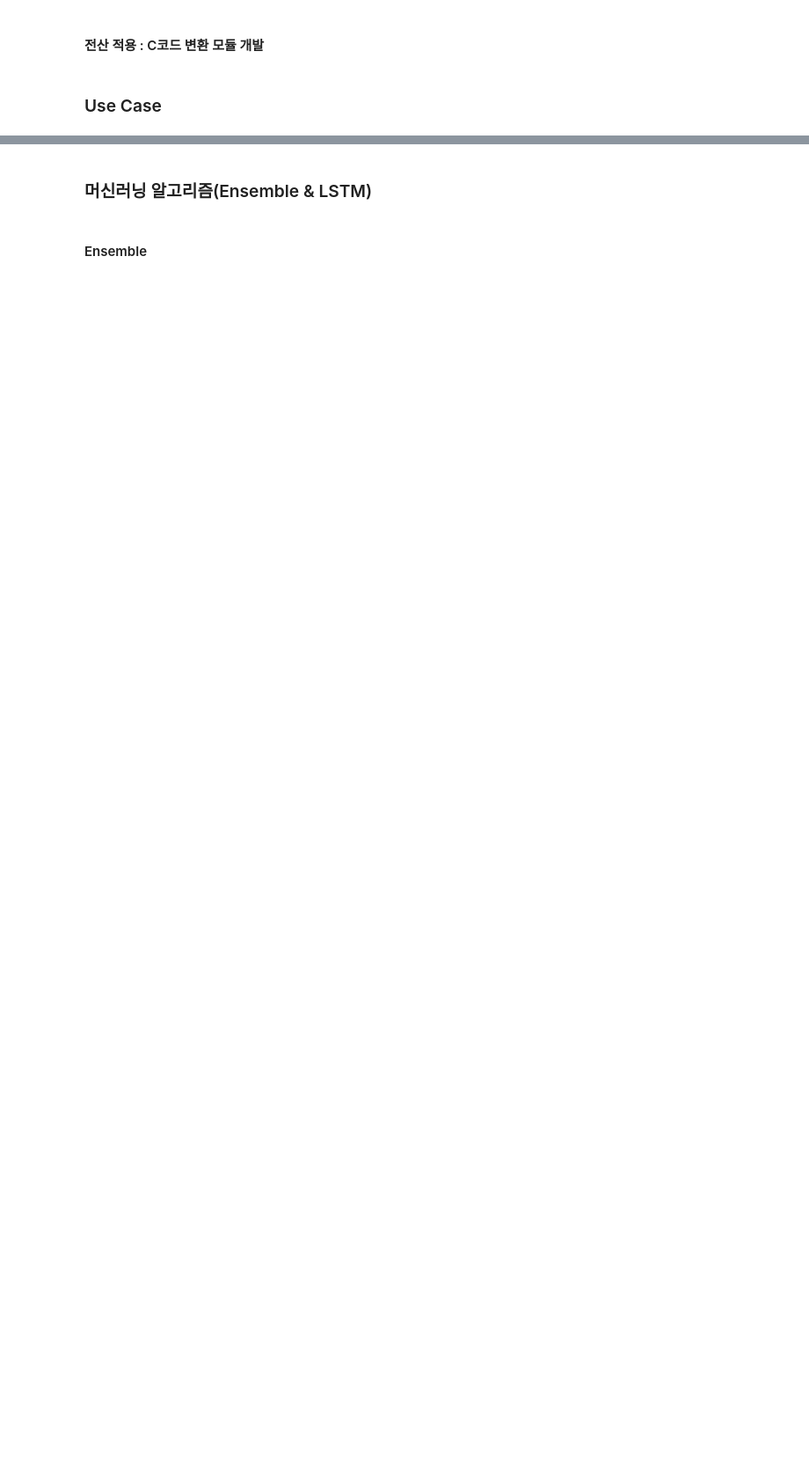
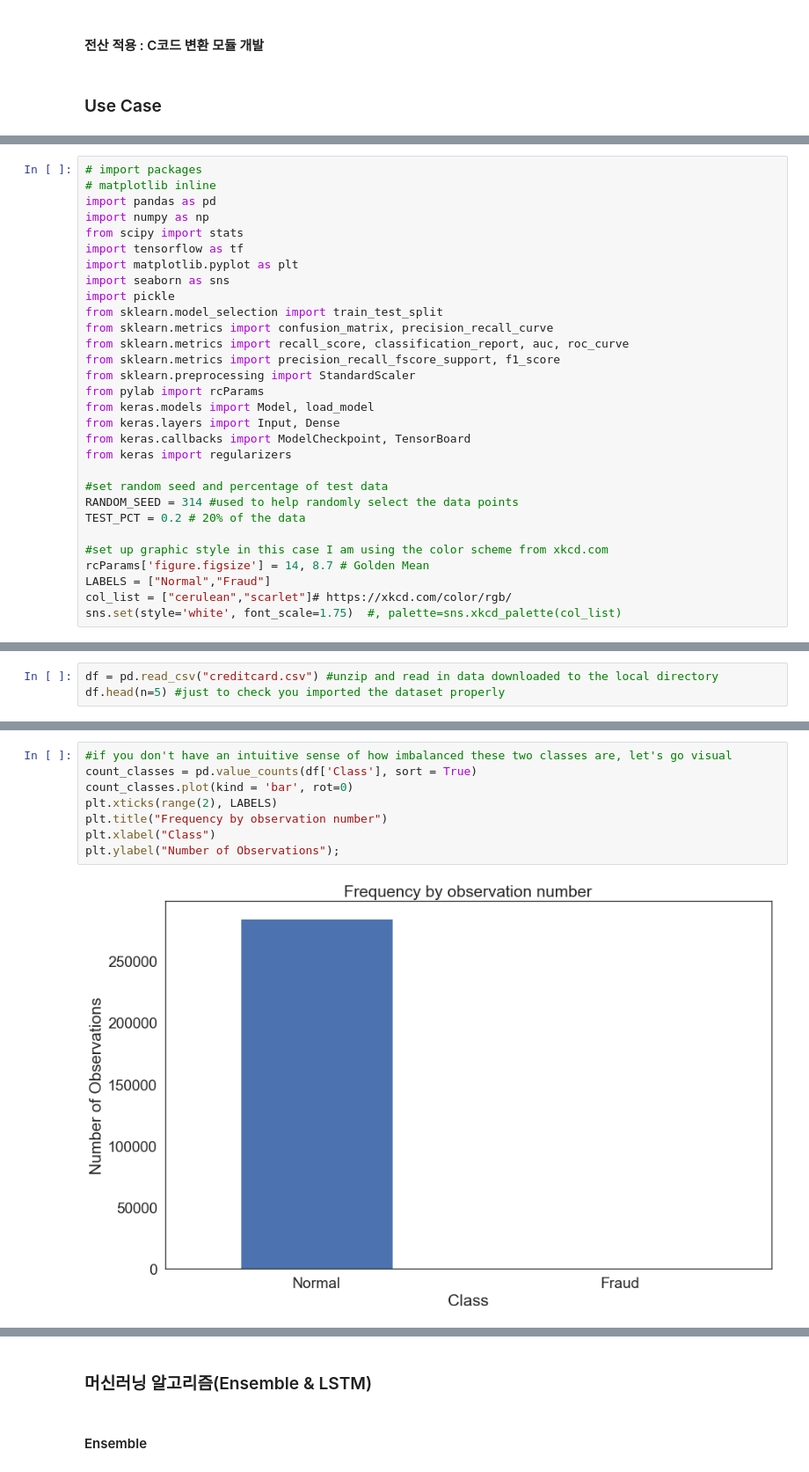
Before and after one commit to sungalex/nlp, a Jupyter notebook: lecture26-특강-금융_모델링_Use_Case-Fraud_Detection.ipynb, the cells around one changed output, grey strips where cells are left out. Shown: that part at 88% size. Cells and saved outputs as stored; diff of their text form; blank space fills up the shorter version.

Commit message:
kaggle:credit card fraud detection kernel 실습
Signed-off-by: sungsalex <cloudallera@gmail.com>

```diff
--- a/lecture26-특강-금융_모델링_Use_Case-Fraud_Detection.ipynb
+++ b/lecture26-특강-금융_모델링_Use_Case-Fraud_Detection.ipynb
@@ -61,0 +61,30 @@
+# %%
+# import packages
+# matplotlib inline
+import pandas as pd
+import numpy as np
+from scipy import stats
+import tensorflow as tf
+import matplotlib.pyplot as plt
+import seaborn as sns
+import pickle
+from sklearn.model_selection import train_test_split
+from sklearn.metrics import confusion_matrix, precision_recall_curve
+from sklearn.metrics import recall_score, classification_report, auc, roc_curve
+from sklearn.metrics import precision_recall_fscore_support, f1_score
+from sklearn.preprocessing import StandardScaler
+from pylab import rcParams
+from keras.models import Model, load_model
+from keras.layers import Input, Dense
+from keras.callbacks import ModelCheckpoint, TensorBoard
+from keras import regularizers
+
+#set random seed and percentage of test data
+RANDOM_SEED = 314 #used to help randomly select the data points
+TEST_PCT = 0.2 # 20% of the data
+
+#set up graphic style in this case I am using the color scheme from xkcd.com
+rcParams['figure.figsize'] = 14, 8.7 # Golden Mean
+LABELS = ["Normal","Fraud"]
+col_list = ["cerulean","scarlet"]# https://xkcd.com/color/rgb/
+sns.set(style='white', font_scale=1.75)  #, palette=sns.xkcd_palette(col_list)
@@ -61,0 +93,3 @@
+# %%
+df = pd.read_csv("creditcard.csv") #unzip and read in data downloaded to the local directory
+df.head(n=5) #just to check you imported the dataset properly
@@ -61,0 +120,10 @@
+# %%
+#if you don't have an intuitive sense of how imbalanced these two classes are, let's go visual
+count_classes = pd.value_counts(df['Class'], sort = True)
+count_classes.plot(kind = 'bar', rot=0)
+plt.xticks(range(2), LABELS)
+plt.title("Frequency by observation number")
+plt.xlabel("Class")
+plt.ylabel("Number of Observations");
+# %% [output]
+[figure, added]
```
Also changed, not shown: parts of 31 cells of this notebook.
